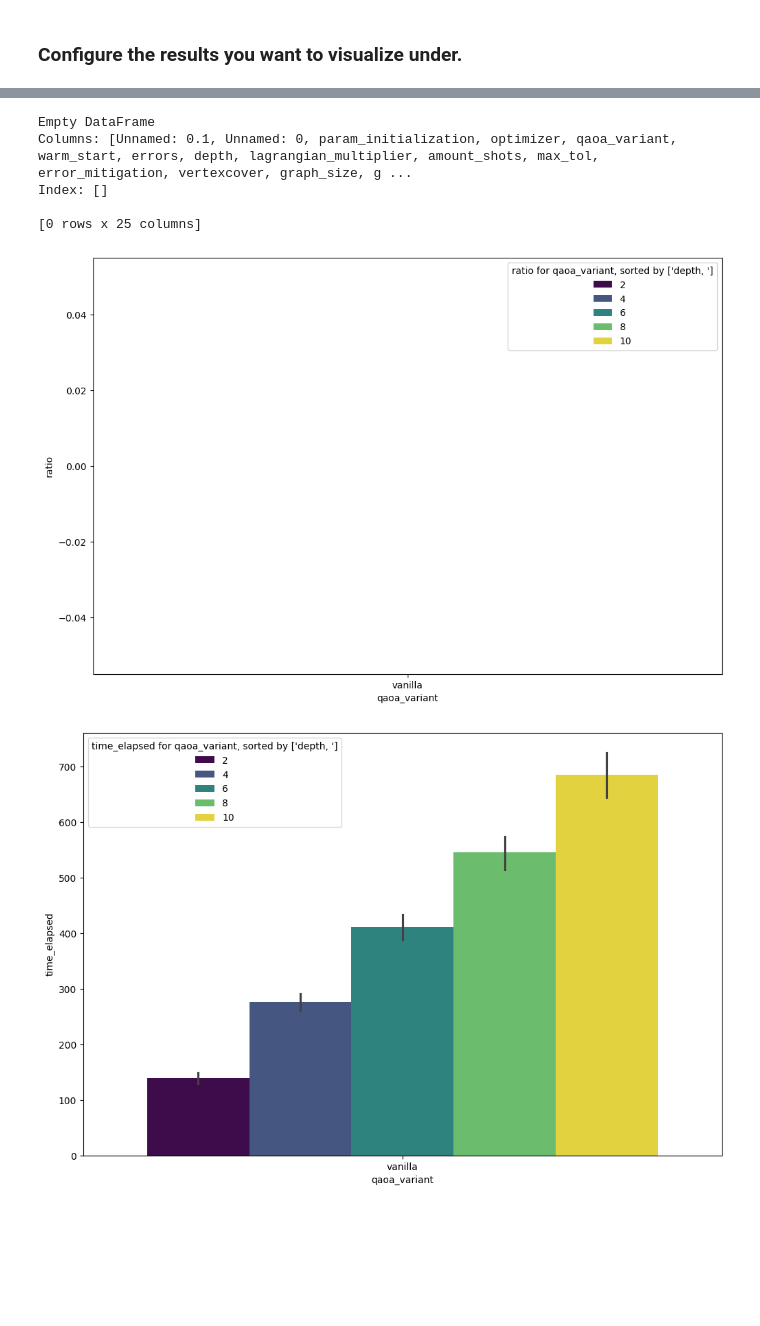
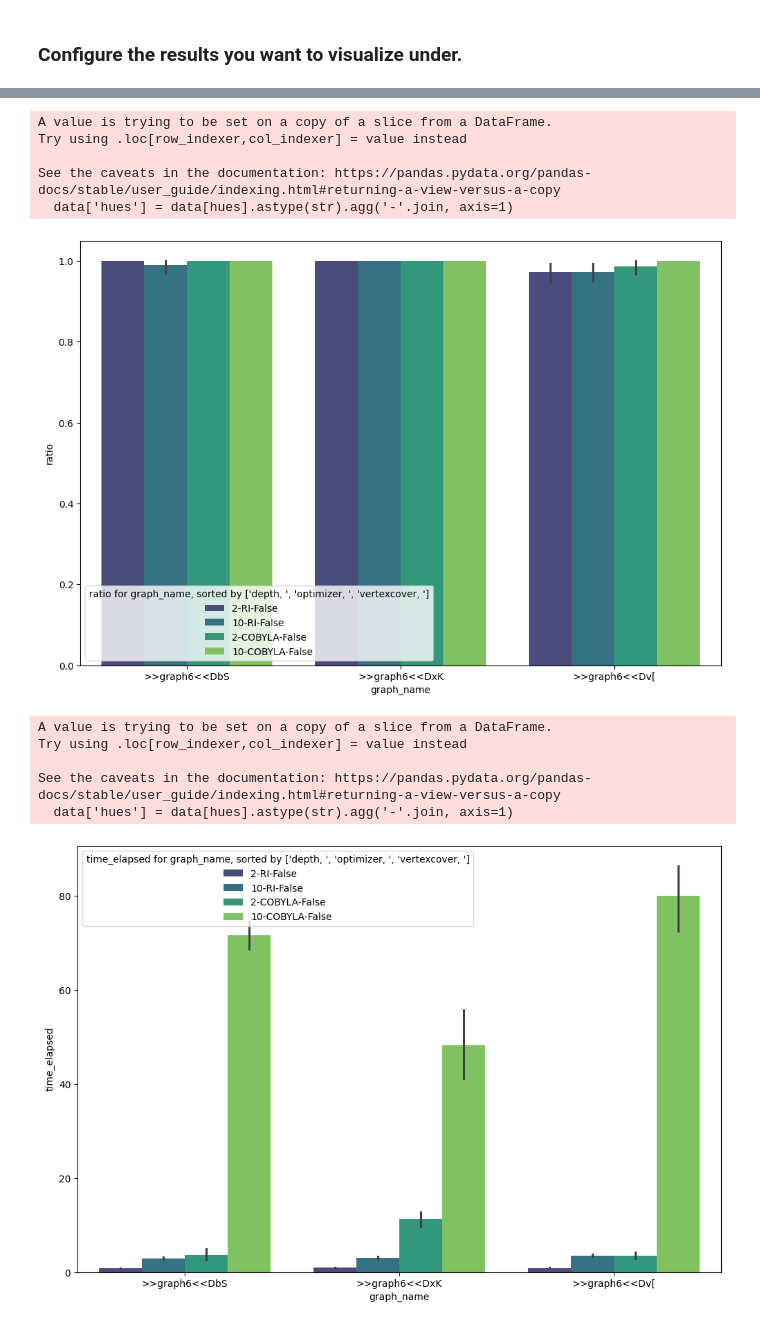
Before and after one commit to Smeidir/QAOA, a Jupyter notebook: results_visualizer.ipynb, the cells around one changed output, grey strips where cells are left out. Drawn from its saved outputs; the diff is of its cells as text; code cells hidden in the pictures; blank space fills up the shorter version.

```diff
--- a/results_visualizer.ipynb
+++ b/results_visualizer.ipynb
@@ -53,9 +53,17 @@ TypeError: Solver.__init__() got an unexpected keyword argument 'relaxed'
 # %% [markdown]
 ### Configure the results you want to visualize under.
 # %%
-strings = ["results_papergraph_depth_{2, 4, 6, 8, 10}_size_fixed.csv",
-"results_papergraph_depth_{2, 4, 6}.csv",
-"results_papergraph_depth_{8, 10}.csv"]
+import ast
+import numpy as np
+
+
+strings = ["results/results_papergraph_depth_{2, 10}_vertexcover_50RI.csv",
+           "results/results_papergraph_depth_{2, 10}MaxCut_50RI.csv",
+           "results/results_papergraph_depth_{2, 4, 6, 8, 10}.csv",
+           "results/results_papergraph_depth_{2, 10}.csv"]
+
+
+
 
 for file in strings:
     try:
@@ -67,13 +75,16 @@ for file in strings:
         print(f"File not found: {file}")
 
 if len(strings) >1:
-    results = pd.concat([pd.read_csv(path, index_col=0) for path in strings])
+    results = pd.concat([pd.read_csv(path,index_col=0) for path in strings])
 
 else:
-    results = pd.read_csv(strings[0],index_col=0)
+    results = pd.read_csv(strings[0])
 
-results['classic_value'] = np.sum(results['classic_solution'])
+#results['classic_value'] = results['classic_solution'].apply(lambda x: np.sum(ast.literal_eval(x)))
 results['ratio'] = results['quantum_obj_value']/results['classic_value']
+results = results[~results['depth'].isin([4, 6, 8])]
+results.drop('Unnamed: 0', axis=1, inplace=True)
+
 #rint(results.head())
 print(results.head())
 # %% [output]
@@ -97,21 +108,23 @@ File: results_papergraph_depth_{2, 4, 6}.csv
-# %%
-threshold = 1  # Replace <value> with the desired threshold
-filtered_rows = results[results['ratio'] < threshold]
-print(filtered_rows)
-# %% [output]
-Empty DataFrame
-Columns: [Unnamed: 0.1, Unnamed: 0, param_initialization, optimizer, qaoa_variant, warm_start, errors, depth, lagrangian_multiplier, amount_shots, max_tol, error_mitigation, vertexcover, graph_size, g ...
-Index: []
-
-[0 rows x 25 columns]
 # %%
+results_maxcut = results[results['vertexcover'] ==False]
+
 y_values = ['ratio', 'time_elapsed', 'quantum_func_evals', 'percent_measure_optimal']
-x = 'qaoa_variant'
-hues = ['depth']
+x = 'graph_name'
+hues = ['depth','optimizer','vertexcover']
 
 for y in y_values:
-    visualize(results, y, x, hues, 'bar')
+    visualize(results_maxcut, y, x, hues, 'bar')
 plt.tight_layout()
 # %% [output]
+A value is trying to be set on a copy of a slice from a DataFrame.
+Try using .loc[row_indexer,col_indexer] = value instead
+
+See the caveats in the documentation: https://pandas.pydata.org/pandas-docs/stable/user_guide/indexing.html#returning-a-view-versus-a-copy
+  data['hues'] = data[hues].astype(str).agg('-'.join, axis=1)
-[figure, old version]
+[figure, new version]
+A value is trying to be set on a copy of a slice from a DataFrame.
+Try using .loc[row_indexer,col_indexer] = value instead
+
+See the caveats in the documentation: https://pandas.pydata.org/pandas-docs/stable/user_guide/indexing.html#returning-a-view-versus-a-copy
+  data['hues'] = data[hues].astype(str).agg('-'.join, axis=1)
-[figure, old version]
+[figure, new version]
```
Also changed, not shown: parts of 4 cells of this notebook, 1 other file.
